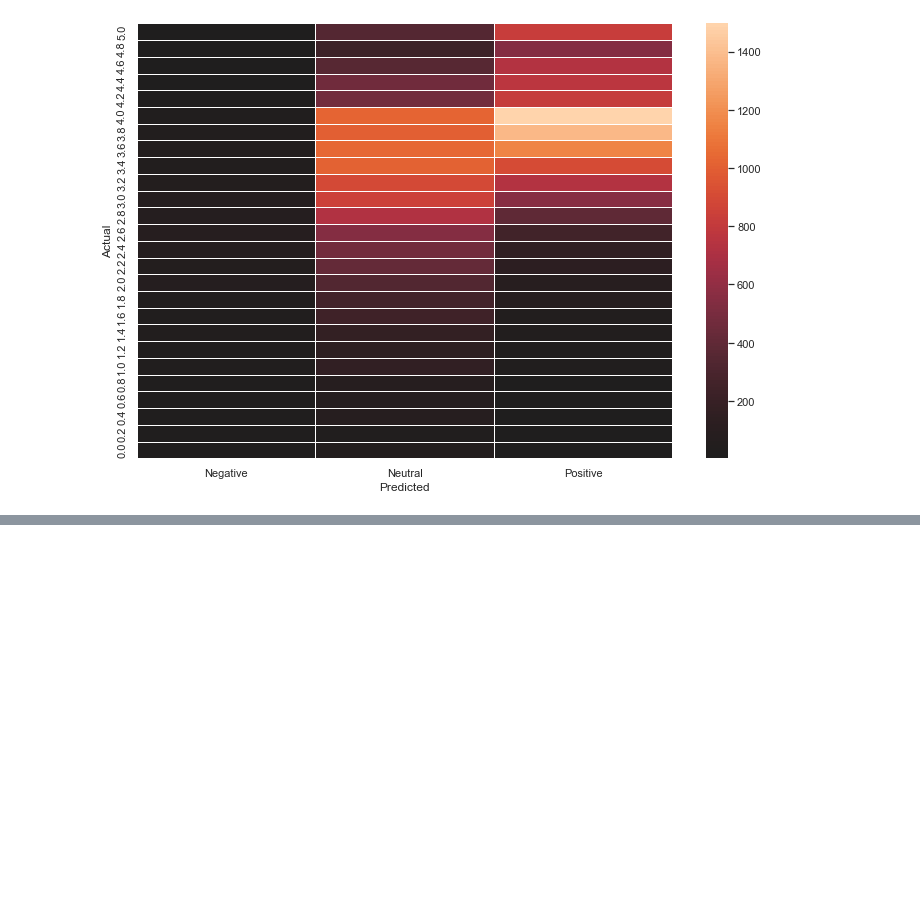
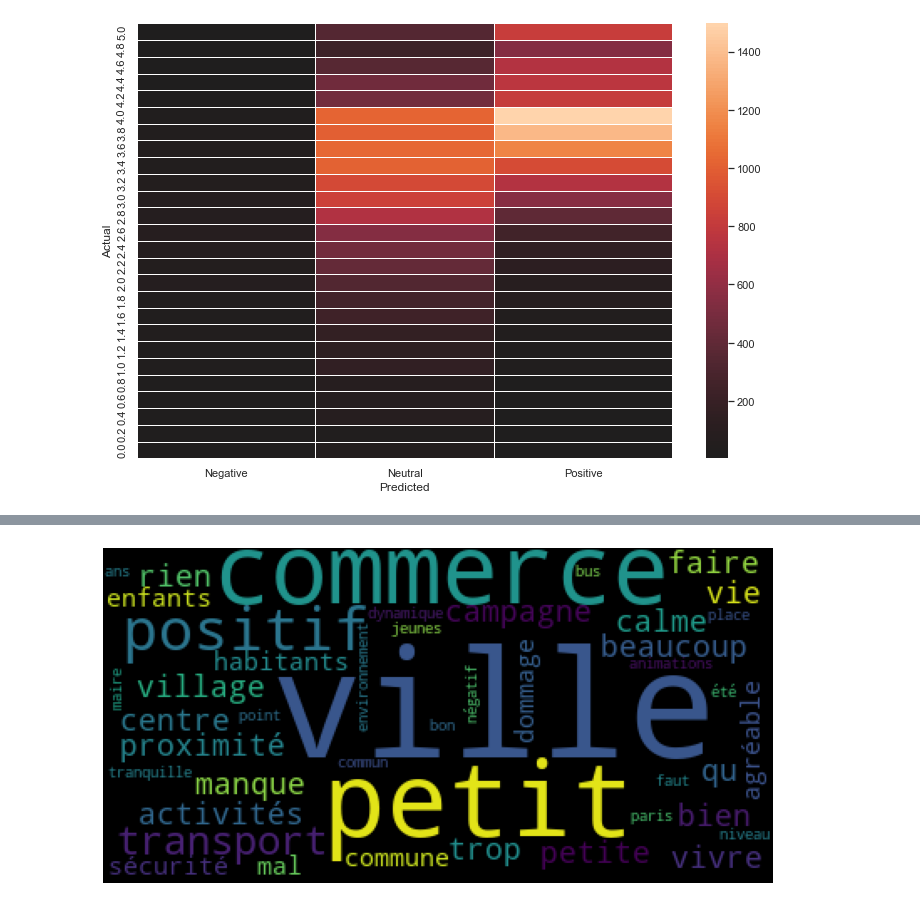
Before and after one commit to florent-haffner/ml_meilleures_communes, a Jupyter notebook: src/proto/NLP - textBlob + Spacy - Sentiment analysis.ipynb, the cells around one changed output, grey strips where cells are left out. Cells and saved outputs as stored; diff of their text form; code cells hidden in the pictures; blank space fills up the shorter version.

```diff
--- a/src/proto/NLP - textBlob + Spacy - Sentiment analysis.ipynb
+++ b/src/proto/NLP - textBlob + Spacy - Sentiment analysis.ipynb
@@ -225,7 +259,7 @@ data.query('sentiment == "Positive"')[['Ville', 'commentaire']].head(5)
 | 8 | Arbent | Positif : de belles forêts et bea... |
 | 9 | Arboys en Bugey | Petite ville sympathique dotée de... |
 # %%
-data.query('sentiment == "Neutral"')[['Ville', 'commentaire']].head(5)
+neutral = data.query('sentiment == "Neutral"'); neutral[['Ville', 'commentaire']].head(5)
 # %% [output]
 |  | Ville | commentaire |
 | 1 | Ambérieu-en-Bugey | La police et la gendarmerie peuve... |
@@ -256,0 +317,4 @@ plt.show()
+# %%
+generate_word(neutral, 50)
+# %% [output]
+[figure, added]
```
Also changed, not shown: parts of 20 cells of this notebook.
